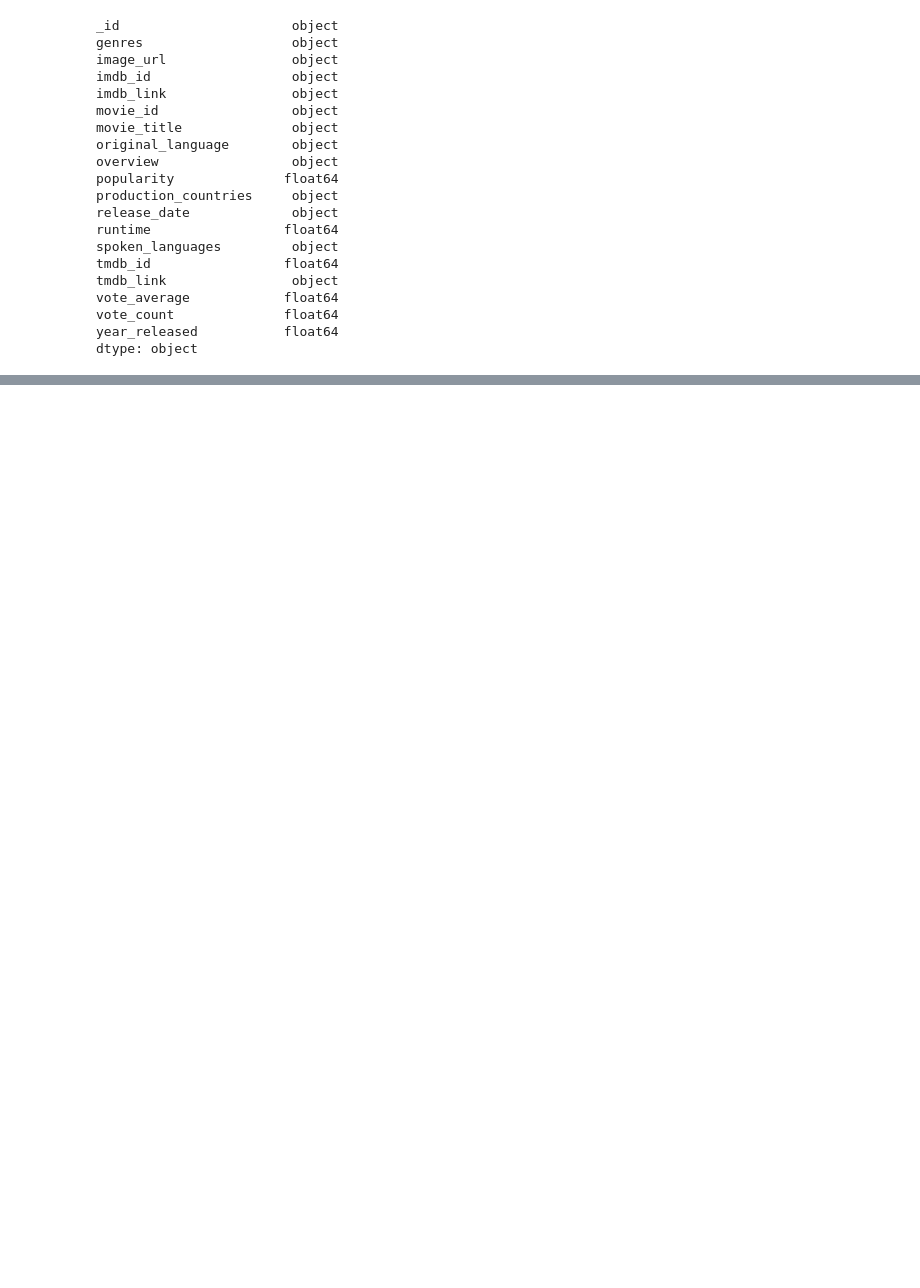
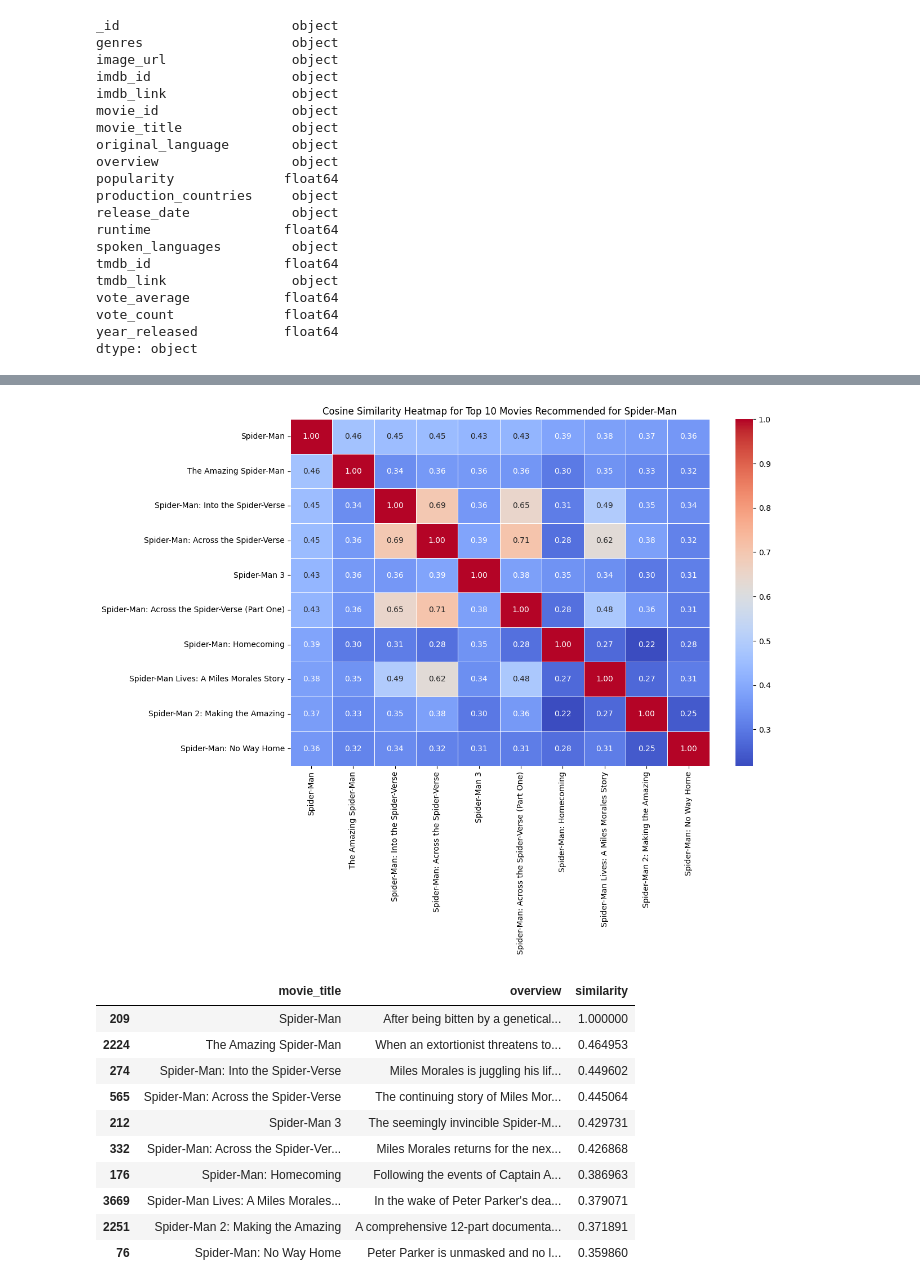
Before and after one commit to SOHAMPATEL1483/CS725-Project, a Jupyter notebook: content_based.ipynb, the cells around one changed output, grey strips where cells are left out. Cells and saved outputs as stored; diff of their text form; code cells hidden in the pictures; blank space fills up the shorter version.

```diff
--- a/content_based.ipynb
+++ b/content_based.ipynb
@@ -183,0 +234,44 @@ recommended_movies
+# %%
+def recommend_movies_with_heatmap(title, cosine_sim=cosine_sim, df=dataset, n_top=10):
+    idx = df.index[df['movie_title'] == title].tolist()[0]
+
+    sim_scores = list(enumerate(cosine_sim[idx]))
+    sim_scores = sorted(sim_scores, key=lambda x: x[1], reverse=True)
+
+    unique_movies=set()
+    updated_movie_scores=[]
+    for score in sim_scores:
+        curr_movie_title=df.iloc[score[0]]['movie_title']
+        if curr_movie_title not in unique_movies:
+            updated_movie_scores.append(score)
+            unique_movies.add(curr_movie_title)
+    sim_scores = updated_movie_scores[:n_top]
+    movie_indices = [i[0] for i in sim_scores]
+
+    recommendations = df.iloc[movie_indices][['movie_title', 'overview']]
+    recommendations['similarity'] = [score[1] for score in sim_scores]
+
+    top_sim_matrix = cosine_sim[movie_indices, :][:, movie_indices]
+
+    plt.figure(figsize=(12, 8))
+    sns.heatmap(top_sim_matrix, annot=True, cmap='coolwarm', xticklabels=recommendations['movie_title'],
+                yticklabels=recommendations['movie_title'], fmt='.2f', linewidths=0.5)
+    plt.title(f"Cosine Similarity Heatmap for Top {n_top} Movies Recommended for {title}")
+    plt.show()
+
+    return recommendations
+# %%
+recommend_movies_with_heatmap('Spider-Man')
+# %% [output]
+[figure, added]
+|  | movie_title | overview | similarity |
+| 209 | Spider-Man | After being bitten by a genetical... | 1.000000 |
+| 2224 | The Amazing Spider-Man | When an extortionist threatens to... | 0.464953 |
+| 274 | Spider-Man: Into the Spider-Verse | Miles Morales is juggling his lif... | 0.449602 |
+| 565 | Spider-Man: Across the Spider-Verse | The continuing story of Miles Mor... | 0.445064 |
+| 212 | Spider-Man 3 | The seemingly invincible Spider-M... | 0.429731 |
+| 332 | Spider-Man: Across the Spider-Ver... | Miles Morales returns for the nex... | 0.426868 |
+| 176 | Spider-Man: Homecoming | Following the events of Captain A... | 0.386963 |
+| 3669 | Spider-Man Lives: A Miles Morales... | In the wake of Peter Parker's dea... | 0.379071 |
+| 2251 | Spider-Man 2: Making the Amazing | A comprehensive 12-part documenta... | 0.371891 |
+| 76 | Spider-Man: No Way Home | Peter Parker is unmasked and no l... | 0.359860 |
```
Also changed, not shown: parts of 14 cells of this notebook, 2 other files.
